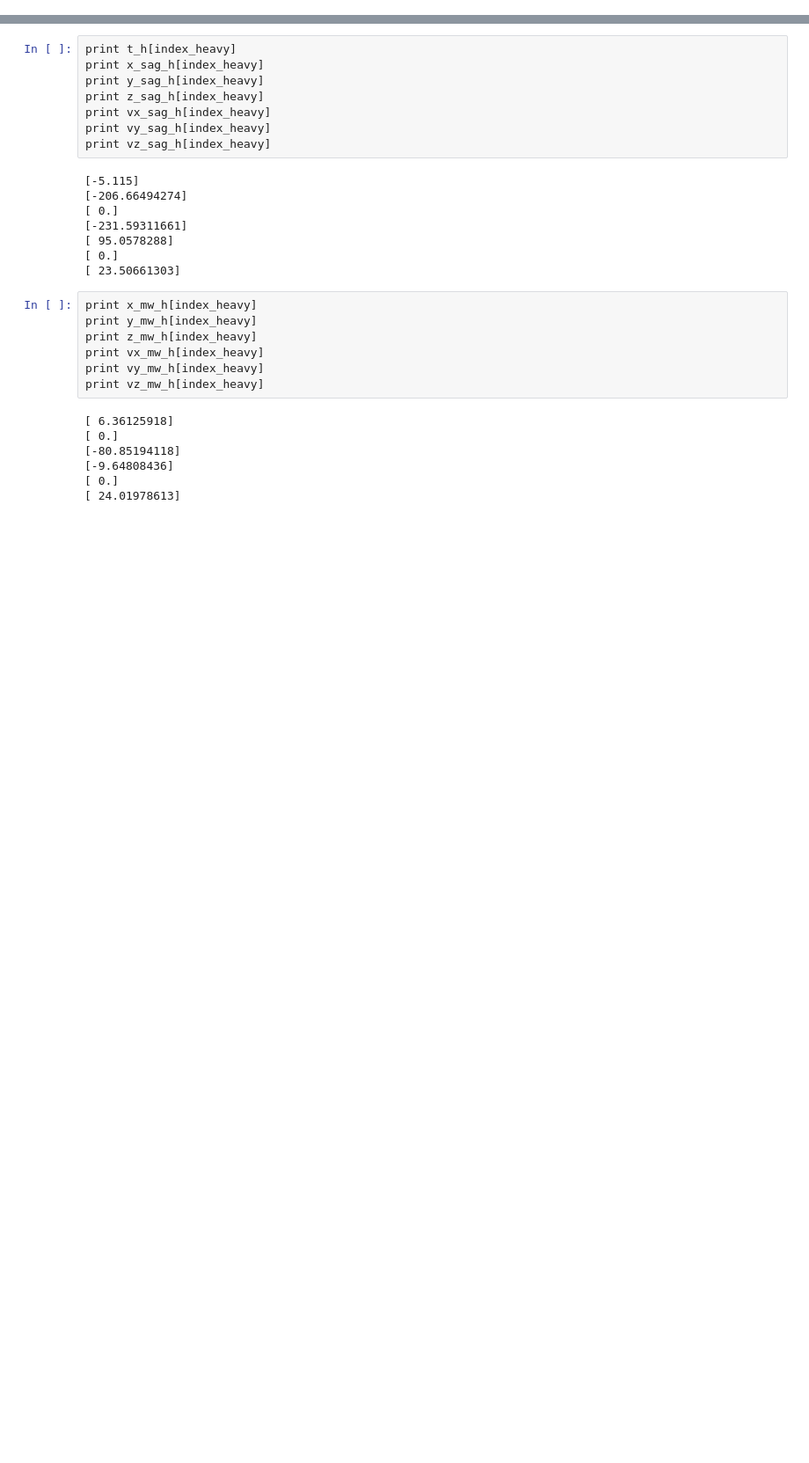
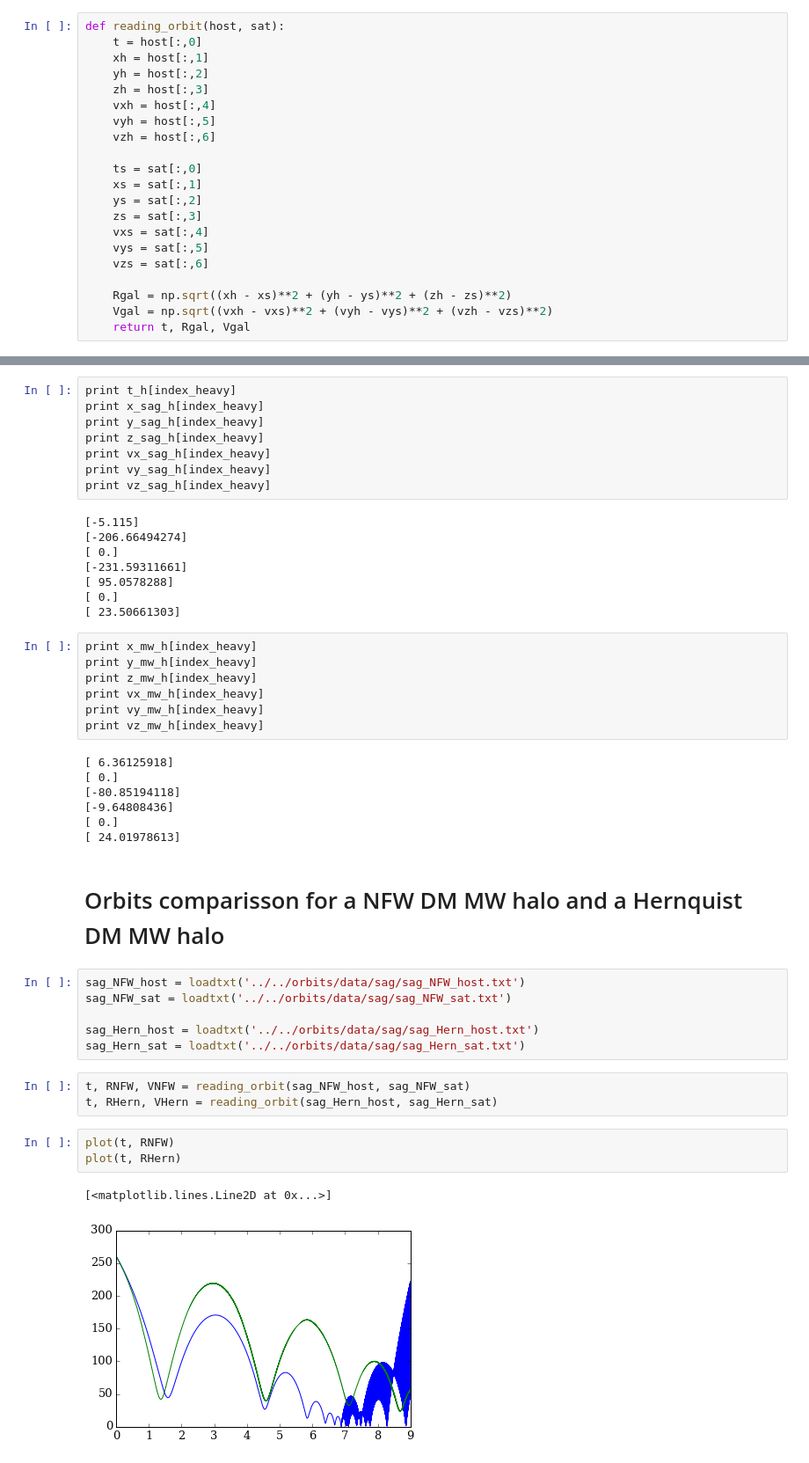
Before and after one commit to jngaravitoc/sag_ic, a Jupyter notebook: code/Sag_orbit.ipynb, the cells around one changed output, grey strips where cells are left out. Shown at 88% size. Saved outputs shown, nothing was run; the diff lists cells and outputs as text; blank space fills up the shorter version.

Commit message:
plot of the orbits

```diff
--- a/code/Sag_orbit.ipynb
+++ b/code/Sag_orbit.ipynb
@@ -38,6 +38,27 @@ print c_heavy, c_light, rvir_heavy, rvir_light, rvir_heavy/c_heavy, rvir_light/c
 
 MW = loadtxt('./sag_orbit/facundo/MW_orb.dat')
 Sag = loadtxt('./sag_orbit/facundo/Sgr_orb.dat')
+# %%
+def reading_orbit(host, sat):
+    t = host[:,0]
+    xh = host[:,1]
+    yh = host[:,2]
+    zh = host[:,3]
+    vxh = host[:,4]
+    vyh = host[:,5]
+    vzh = host[:,6]
+
+    ts = sat[:,0]
+    xs = sat[:,1]
+    ys = sat[:,2]
+    zs = sat[:,3]
+    vxs = sat[:,4]
+    vys = sat[:,5]
+    vzs = sat[:,6]
+
+    Rgal = np.sqrt((xh - xs)**2 + (yh - ys)**2 + (zh - zs)**2)
+    Vgal = np.sqrt((vxh - vxs)**2 + (vyh - vys)**2 + (vzh - vzs)**2)
+    return t, Rgal, Vgal
 # %%
 t1 = MW[:,-1]  - 1.7
 
@@ -878,3 +899,20 @@ print vz_mw_h[index_heavy]
 [-9.64808436]
 [ 0.]
 [ 24.01978613]
+# %% [markdown]
+# Orbits comparisson for a NFW DM MW halo and a Hernquist DM MW halo
+# %%
+sag_NFW_host = loadtxt('../../orbits/data/sag/sag_NFW_host.txt')
+sag_NFW_sat = loadtxt('../../orbits/data/sag/sag_NFW_sat.txt')
+
+sag_Hern_host = loadtxt('../../orbits/data/sag/sag_Hern_host.txt')
+sag_Hern_sat = loadtxt('../../orbits/data/sag/sag_Hern_sat.txt')
+# %%
+t, RNFW, VNFW = reading_orbit(sag_NFW_host, sag_NFW_sat)
+t, RHern, VHern = reading_orbit(sag_Hern_host, sag_Hern_sat)
+# %%
+plot(t, RNFW)
+plot(t, RHern)
+# %% [output]
+[<matplotlib.lines.Line2D at 0x...>]
+[figure, added]
```
Also changed, not shown: parts of 1 cell of this notebook.
